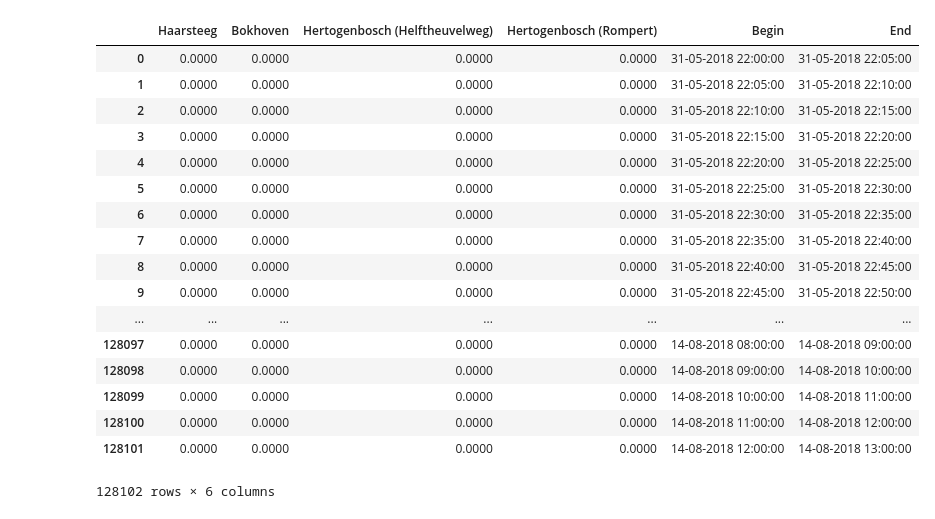
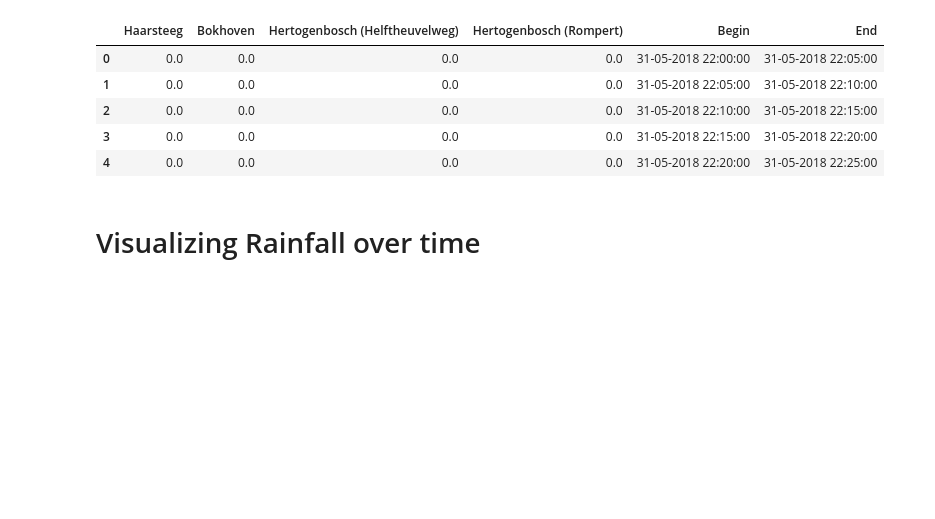
Before and after one commit to rogertian0707/jbg060, a Jupyter notebook: code/rainfall_to_station.ipynb, the cells around one changed output. Cells and saved outputs as stored; diff of their text form; code cells hidden in the pictures; blank space fills up the shorter version.

```diff
--- a/code/rainfall_to_station.ipynb
+++ b/code/rainfall_to_station.ipynb
@@ -61,4 +63,12 @@ path16 = "../data/waterschap-aa-en-maas_sewage_2019_db/sewer_data_db/data_pump_f
 df = pd.concat([pd.read_csv(file) for file in glob.glob(path5)], ignore_index = True)
 
 #df.to_csv(path5+"haarsteeg_l_comb.csv")
+# %%
+path_linkinfo = "../data/sewer_model_db"
+path_rain = "../data/sewer_data/rain_timeseries"
+
+station_names = ["Haarsteeg", "Bokhoven", "Hertogenbosch (Helftheuvelweg)", "Hertogenbosch (Rompert)"]
+link = pd.read_excel(path_linkinfo+
+                   "/20180717_dump riodat rioleringsdeelgebieden_DB.xlsx",skiprows=[0,1,2,3,4,5,6,7,8]
+                   )
 # %%
@@ -96,23 +106,13 @@ all_areas2["Begin"] =  all_areas["Begin"]
 all_areas2["End"] = all_areas["Eind"]
 # %%
 # The sum of the rain at all locations
-all_areas2
+all_areas2.head()
 # %% [output]
 |  | Haarsteeg | Bokhoven | Hertogenbosch (Helftheuvelweg) | Hertogenbosch (Rompert) | Begin | End |
-| 0 | 0.0000 | 0.0000 | 0.0000 | 0.0000 | 31-05-2018 22:00:00 | 31-05-2018 22:05:00 |
-| 1 | 0.0000 | 0.0000 | 0.0000 | 0.0000 | 31-05-2018 22:05:00 | 31-05-2018 22:10:00 |
-| 2 | 0.0000 | 0.0000 | 0.0000 | 0.0000 | 31-05-2018 22:10:00 | 31-05-2018 22:15:00 |
-| 3 | 0.0000 | 0.0000 | 0.0000 | 0.0000 | 31-05-2018 22:15:00 | 31-05-2018 22:20:00 |
-| 4 | 0.0000 | 0.0000 | 0.0000 | 0.0000 | 31-05-2018 22:20:00 | 31-05-2018 22:25:00 |
-| 5 | 0.0000 | 0.0000 | 0.0000 | 0.0000 | 31-05-2018 22:25:00 | 31-05-2018 22:30:00 |
-| 6 | 0.0000 | 0.0000 | 0.0000 | 0.0000 | 31-05-2018 22:30:00 | 31-05-2018 22:35:00 |
-| 7 | 0.0000 | 0.0000 | 0.0000 | 0.0000 | 31-05-2018 22:35:00 | 31-05-2018 22:40:00 |
-| 8 | 0.0000 | 0.0000 | 0.0000 | 0.0000 | 31-05-2018 22:40:00 | 31-05-2018 22:45:00 |
-| 9 | 0.0000 | 0.0000 | 0.0000 | 0.0000 | 31-05-2018 22:45:00 | 31-05-2018 22:50:00 |
-| ... | ... | ... | ... | ... | ... | ... |
-| 128097 | 0.0000 | 0.0000 | 0.0000 | 0.0000 | 14-08-2018 08:00:00 | 14-08-2018 09:00:00 |
-| 128098 | 0.0000 | 0.0000 | 0.0000 | 0.0000 | 14-08-2018 09:00:00 | 14-08-2018 10:00:00 |
-| 128099 | 0.0000 | 0.0000 | 0.0000 | 0.0000 | 14-08-2018 10:00:00 | 14-08-2018 11:00:00 |
-| 128100 | 0.0000 | 0.0000 | 0.0000 | 0.0000 | 14-08-2018 11:00:00 | 14-08-2018 12:00:00 |
-| 128101 | 0.0000 | 0.0000 | 0.0000 | 0.0000 | 14-08-2018 12:00:00 | 14-08-2018 13:00:00 |
+| 0 | 0.0 | 0.0 | 0.0 | 0.0 | 31-05-2018 22:00:00 | 31-05-2018 22:05:00 |
+| 1 | 0.0 | 0.0 | 0.0 | 0.0 | 31-05-2018 22:05:00 | 31-05-2018 22:10:00 |
+| 2 | 0.0 | 0.0 | 0.0 | 0.0 | 31-05-2018 22:10:00 | 31-05-2018 22:15:00 |
+| 3 | 0.0 | 0.0 | 0.0 | 0.0 | 31-05-2018 22:15:00 | 31-05-2018 22:20:00 |
+| 4 | 0.0 | 0.0 | 0.0 | 0.0 | 31-05-2018 22:20:00 | 31-05-2018 22:25:00 |
-128102 rows × 6 columns
+# %% [markdown]
+# Visualizing Rainfall over time
```
Also changed, not shown: parts of 6 cells of this notebook, 3 other files.
